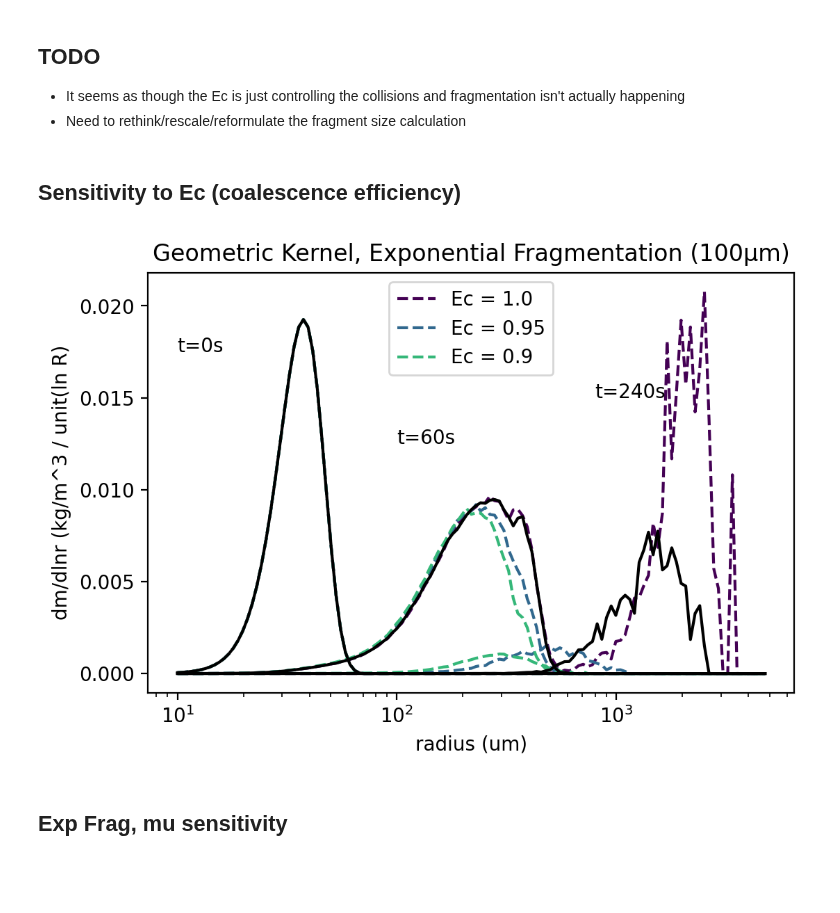
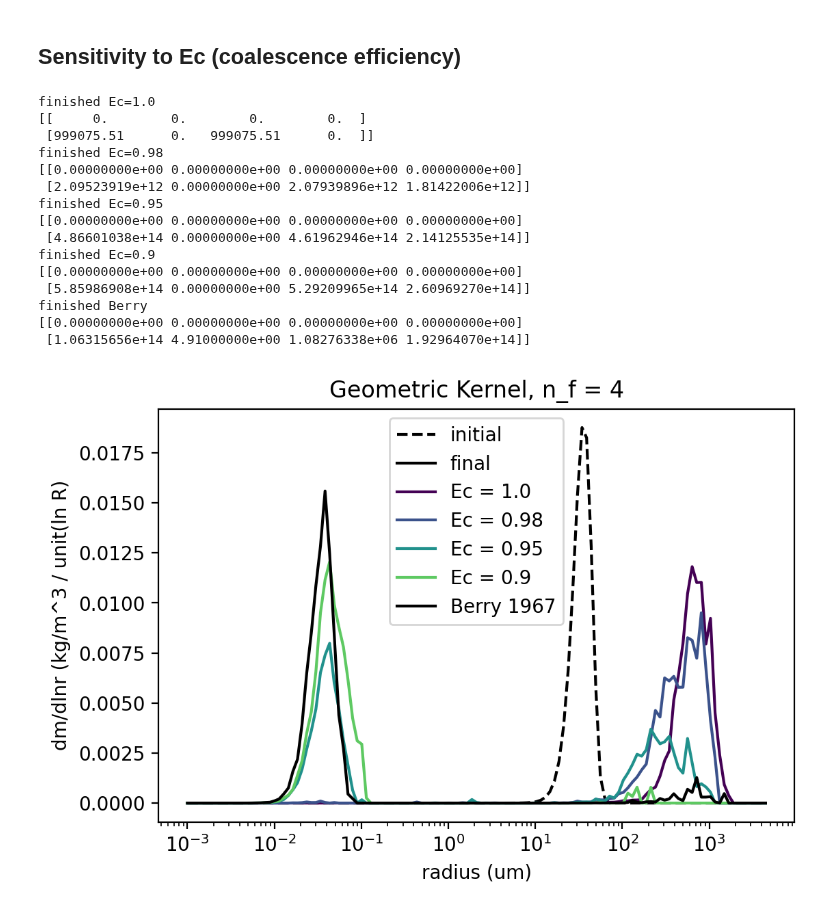
Before and after one commit to slayoo/PySDM-examples, a Jupyter notebook: PySDM_examples/deJong_Mackay_2022/box_sensitivities.ipynb, the cells around one changed output. Saved outputs shown, nothing was run; the diff lists cells and outputs as text; code cells hidden in the pictures; blank space fills up the shorter version.

Commit message:
Working on sensitivity box studies

```diff
--- a/PySDM_examples/deJong_Mackay_2022/box_sensitivities.ipynb
+++ b/PySDM_examples/deJong_Mackay_2022/box_sensitivities.ipynb
@@ -10,4 +17,0 @@ from atmos_cloud_sim_uj_utils import show_plot
-# %% [markdown]
-## TODO
-- It seems as though the Ec is just controlling the collisions and fragmentation isn't actually happening
-- Need to rethink/rescale/reformulate the fragment size calculation
@@ -15,40 +41,72 @@ from atmos_cloud_sim_uj_utils import show_plot
 ## Sensitivity to Ec (coalescence efficiency)
 # %%
 from PySDM.dynamics.collisions.coalescence_efficiencies import Berry1967, ConstEc
+import numpy as np
 
 settings = Settings()
-t_steps = [0, 60, 240]
+
+settings.fragmentation = AlwaysN(n=4)
+settings.n_sd = 2**12
+
+settings.warn_overflows = False
+t_steps = [0, 100]
 cmap = matplotlib.cm.get_cmap('viridis')
 legend_entries = []
 
-Ec_vals = [1.0, 0.95, 0.9]
+Ec_vals = [1.0, 0.98, 0.95, 0.9]
 
+(x,y,rates) = run_box_breakup(settings, [0])
 pyplot.figure(figsize=(6,4),dpi=200)
+pyplot.plot(x,y[0]*settings.rho, color='k', linestyle='--', label='initial')
+pyplot.plot(x[0],y[0,0]*settings.rho, color='k', label='final')
+
 for (i, Ec) in enumerate(Ec_vals):
-    setattr(settings, 'coal_eff', ConstEc(Ec=Ec))
-    (x,y) = run_box_breakup(settings, t_steps)
+    settings.coal_eff = ConstEc(Ec=Ec)
+    (x,y,rates) = run_box_breakup(settings, t_steps)
+    print("finished Ec="+str(Ec))
     for (j, step) in enumerate(t_steps):
+        if j == 0:
+            continue
         lbl = 'Ec = ' + str(Ec)
-        pyplot.plot(x,y[j]*settings.rho, color=cmap(i/len(Ec_vals)),linestyle='--',
+        pyplot.plot(x,y[j]*settings.rho, color=cmap(i/len(Ec_vals)),#linestyle='--',
                 label= lbl if lbl not in pyplot.gca().get_legend_handles_labels()[1] else '')
+    print(rates)
+
 
 settings.coal_eff = Berry1967()
-(x,y) = run_box_breakup(settings, t_steps)
+(x,y,rates) = run_box_breakup(settings, t_steps)
 for (j, step) in enumerate(t_steps):
-    pyplot.plot(x,y[j]*settings.rho, color='k')
-    legend_entries.append('Berry 1967')
+    if j == 0:
+        continue
+    lbl = 'Berry 1967'
+    pyplot.plot(x,y[j]*settings.rho, color='k', label= lbl if lbl not in pyplot.gca().get_legend_handles_labels()[1] else '')
+print("finished Berry")
+print(rates)
 
 pyplot.xscale("log")
 pyplot.xlabel("radius (um)")
 pyplot.ylabel("dm/dlnr (kg/m^3 / unit(ln R)")
 pyplot.legend()
-pyplot.annotate('t=0s',(10.0, 0.0175))
-pyplot.annotate('t='+str(t_steps[1])+'s',(100.0, 0.0125))
-pyplot.annotate('t='+str(t_steps[2])+'s',(800.0, 0.015))
-pyplot.title("Geometric Kernel, Exponential Fragmentation (100µm)")
+#pyplot.annotate('t=0s',(10.0, 0.0175))
+#pyplot.annotate('t='+str(t_steps[1])+'s',(100.0, 0.0125))
+#pyplot.annotate('t='+str(t_steps[2])+'s',(800.0, 0.015))
+pyplot.title("Geometric Kernel, n_f = 4")
 
 pyplot.savefig('Ec_sensitivity.png')
 # %% [output]
+finished Ec=1.0
+[[     0.        0.        0.        0.  ]
+ [999075.51      0.   999075.51      0.  ]]
+finished Ec=0.98
+[[0.00000000e+00 0.00000000e+00 0.00000000e+00 0.00000000e+00]
+ [2.09523919e+12 0.00000000e+00 2.07939896e+12 1.81422006e+12]]
+finished Ec=0.95
+[[0.00000000e+00 0.00000000e+00 0.00000000e+00 0.00000000e+00]
+ [4.86601038e+14 0.00000000e+00 4.61962946e+14 2.14125535e+14]]
+finished Ec=0.9
+[[0.00000000e+00 0.00000000e+00 0.00000000e+00 0.00000000e+00]
+ [5.85986908e+14 0.00000000e+00 5.29209965e+14 2.60969270e+14]]
+finished Berry
+[[0.00000000e+00 0.00000000e+00 0.00000000e+00 0.00000000e+00]
+ [1.06315656e+14 4.91000000e+00 1.08276338e+06 1.92964070e+14]]
-[figure, old version]
+[figure, new version]
-# %% [markdown]
-## Exp Frag, mu sensitivity
```
Also changed, not shown: parts of 7 cells of this notebook, 13 other files.
